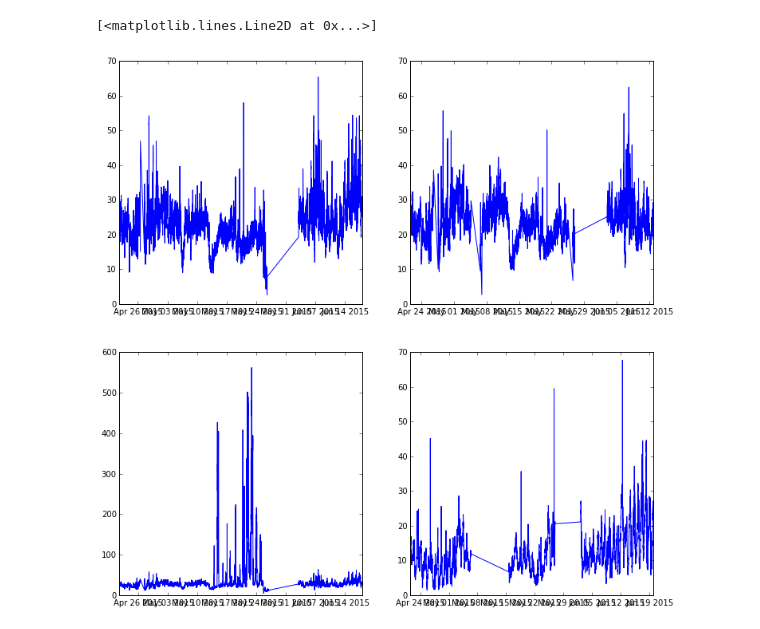
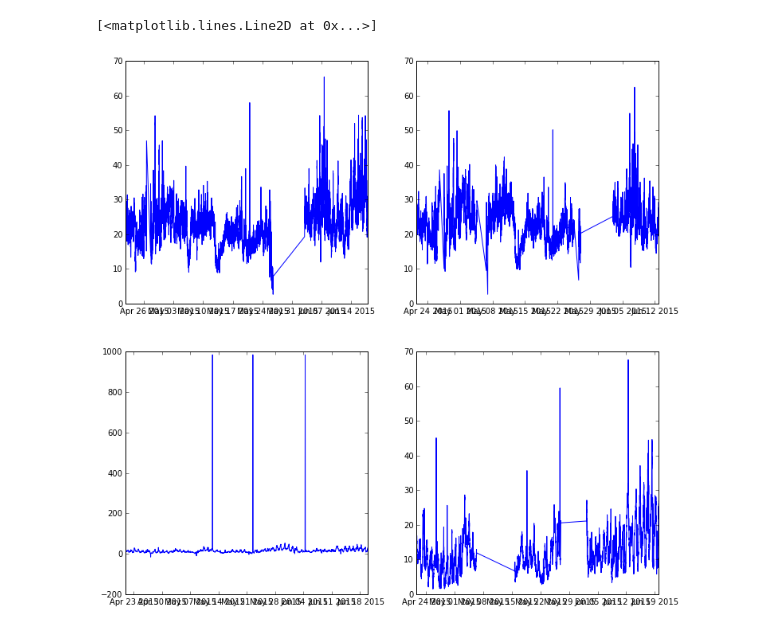
Before and after one commit to CMU-CREATE-Lab/speck-ml, a Jupyter notebook: Speck SC.ipynb, the cells around one changed output. Cells and saved outputs as stored; diff of their text form; code cells hidden in the pictures.

```diff
--- a/Speck SC.ipynb
+++ b/Speck SC.ipynb
@@ -20,16 +20,32 @@ df.head()
 | 2 | 2015-04-21 14:50:00 | 610.6 | 24.84 | 2015-04-21 14:40:00 | 454.0 | 18.45 | 2015-04-21 14:25:00 | 649.0 | ... |
 | 3 | 2015-04-21 14:55:00 | 602.0 | 24.50 | 2015-04-21 15:00:00 | 477.0 | 19.38 | 2015-04-21 14:30:00 | 745.0 | ... |
 | 4 | 2015-04-21 15:00:00 | 389.5 | 15.80 | 2015-04-21 15:05:00 | 735.2 | 29.94 | 2015-04-21 15:00:00 | 552.2 | ... |
+# %%
+speck1 = pd.DataFrame(data=df.speck1mass)
+speck1.index = df.speck1time
+speck1.dropna(inplace=True)
+speck2 = pd.DataFrame(data=df.speck2mass)
+speck2.index=df.speck2time
+speck2.dropna(inplace=True)
+speck3 = pd.DataFrame(data=df.speck3mass)
+speck3.index=df.speck3time
+speck3.dropna(inplace=True)
+grimm = pd.DataFrame(data=df.grimmmass)
+grimm.index = df.grimmtime
+grimm.dropna(inplace=True)
+bam = pd.DataFrame(data=df['bampm2.5'])
+bam.index = df.bamtime
+bam.dropna(inplace=True)
 # %%
 plt.figure(figsize=(12,12))
 ax = plt.subplot(221)
-ax.plot(df['speck1time'],df['speck1mass'])
+ax.plot(speck1.index, speck1.speck1mass)
 ax = plt.subplot(222)
-ax.plot(df['speck2time'],df['speck2mass'])
+ax.plot(speck2.index, speck2.speck2mass)
 ax = plt.subplot(223)
-ax.plot(df['speck3time'],df['speck3mass'])
+ax.plot(bam.index, bam['bampm2.5'])
 ax = plt.subplot(224)
-ax.plot(df['grimmtime'],df['grimmmass'])
+ax.plot(grimm.index, grimm.grimmmass)
 # %% [output]
 [<matplotlib.lines.Line2D at 0x...>]
-[figure, old version]
+[figure, new version]
```
Also changed, not shown: parts of 6 cells of this notebook, 1 other file.
